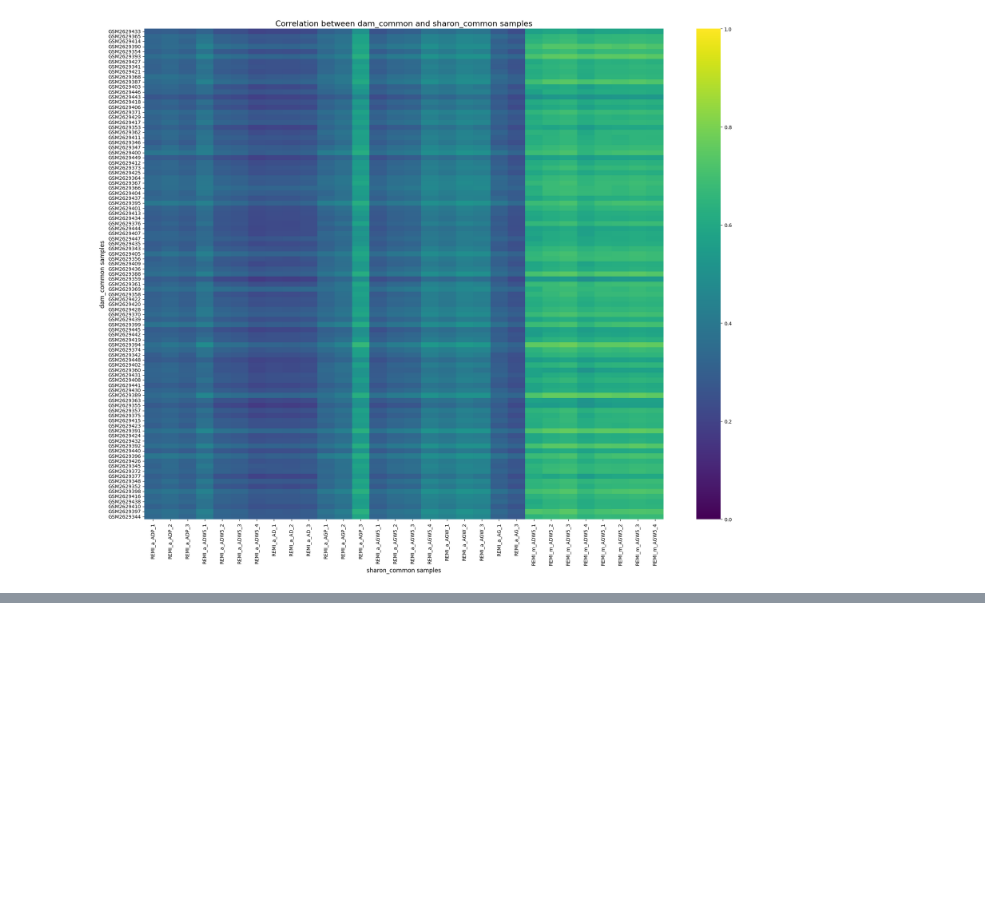
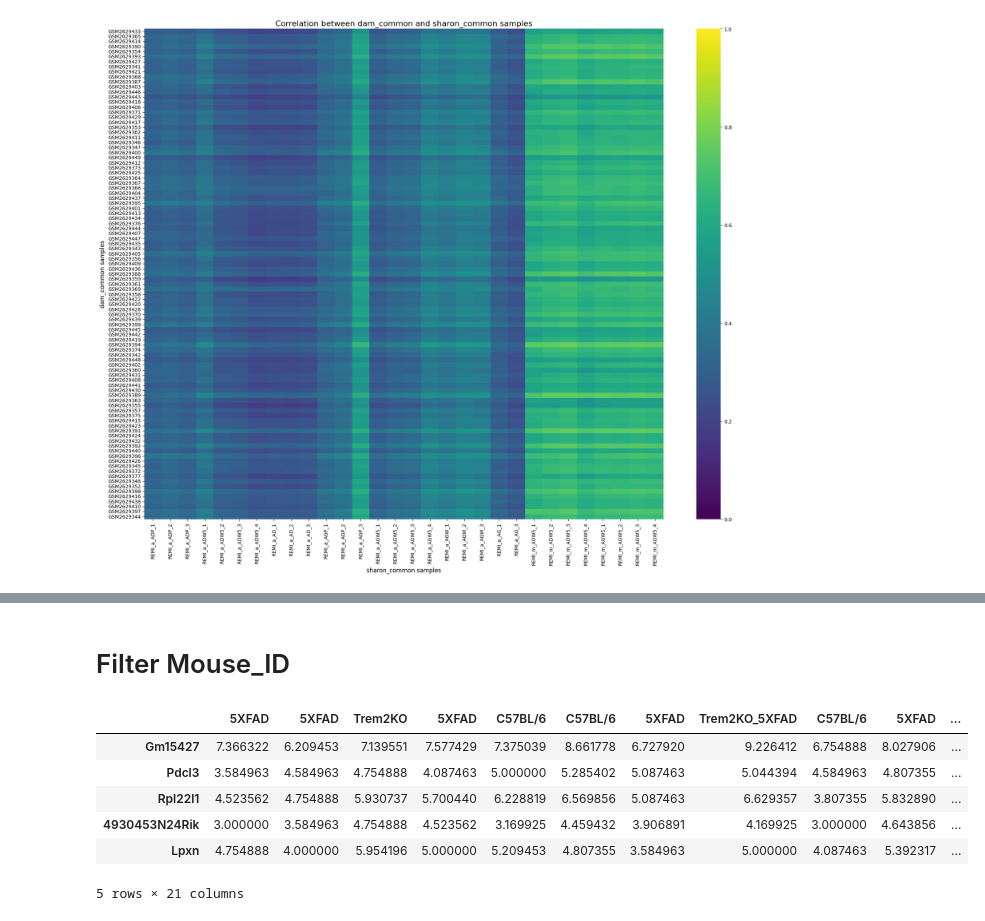
Before and after one commit to michal7kw/SRF_microglia, a Jupyter notebook: GSE98969/similarity_analysis.ipynb, the cells around one changed output, grey strips where cells are left out. Drawn from its saved outputs; the diff is of its cells as text; code cells hidden in the pictures; blank space fills up the shorter version.

```diff
--- a/GSE98969/similarity_analysis.ipynb
+++ b/GSE98969/similarity_analysis.ipynb
@@ -261,0 +264,6 @@ plt.show()
+# %%
+# Load the metadata from the Excel file
+metadata = pd.read_excel('/beegfs/scratch/ric.broccoli/kubacki.michal/GSE98969/data/GSE98969_exp.xlsx', header=1)
+
+# Display basic information about the metadata
+print(metadata.info())
@@ -261,0 +307,3 @@ plt.show()
+# %%
+# Remove rows where Mouse_ID is NaN
+metadata = metadata.dropna(subset=['Mouse_ID'])
@@ -261,0 +388,14 @@ plt.show()
+# %% [markdown]
+# Filter Mouse_ID
+# %%
+dam_common = dam_common.loc[:, ~dam_common.columns.str.startswith('GSM')]
+
+dam_common.head()
+# %% [output]
+|  | 5XFAD | 5XFAD | Trem2KO | 5XFAD | C57BL/6 | C57BL/6 | 5XFAD | Trem2KO_5XFAD | C57BL/6 | 5XFAD | ... |
+| Gm15427 | 7.366322 | 6.209453 | 7.139551 | 7.577429 | 7.375039 | 8.661778 | 6.727920 | 9.226412 | 6.754888 | 8.027906 | ... |
+| Pdcl3 | 3.584963 | 4.584963 | 4.754888 | 4.087463 | 5.000000 | 5.285402 | 5.087463 | 5.044394 | 4.584963 | 4.807355 | ... |
+| Rpl22l1 | 4.523562 | 4.754888 | 5.930737 | 5.700440 | 6.228819 | 6.569856 | 5.087463 | 6.629357 | 3.807355 | 5.832890 | ... |
+| 4930453N24Rik | 3.000000 | 3.584963 | 4.754888 | 4.523562 | 3.169925 | 4.459432 | 3.906891 | 4.169925 | 3.000000 | 4.643856 | ... |
+| Lpxn | 4.754888 | 4.000000 | 5.954196 | 5.000000 | 5.209453 | 4.807355 | 3.584963 | 5.000000 | 4.087463 | 5.392317 | ... |
+5 rows × 21 columns
```
Also changed, not shown: parts of 14 cells of this notebook, 2 other files.
